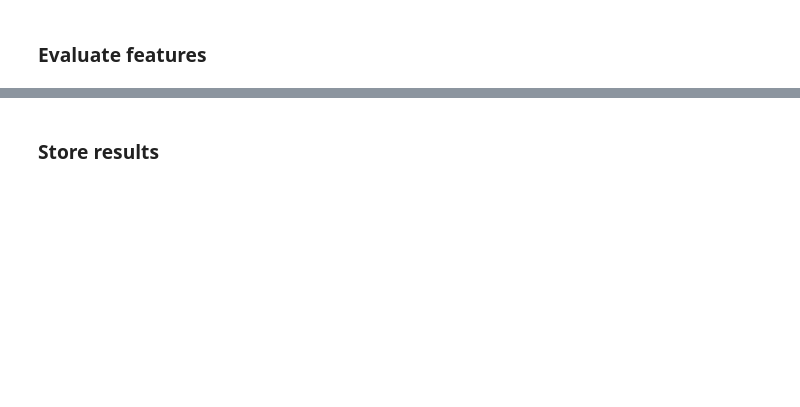
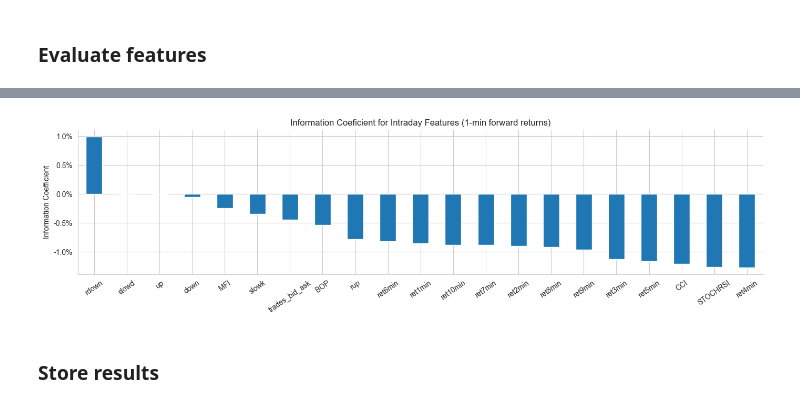
Before and after one commit to fovi-llc/machine-learning-for-trading, a Jupyter notebook: 12_gradient_boosting_machines/10_intraday_features.ipynb, the cells around one changed output, grey strips where cells are left out. Cells and saved outputs as stored; diff of their text form; code cells hidden in the pictures; blank space fills up the shorter version.

```diff
--- a/12_gradient_boosting_machines/10_intraday_features.ipynb
+++ b/12_gradient_boosting_machines/10_intraday_features.ipynb
@@ -310,4 +312,6 @@ if not os.environ.get("WORKSPACE"):
 Mounted at /content/drive
 /content/drive/MyDrive/Workspace
 /content/drive/MyDrive/Workspace
+# %%
+workspace_path = Path("../../machine-learning-for-trading")
 # %%
@@ -436,10 +576,9 @@ data['BOP'] = (by_ticker.apply(lambda x: talib.BOP(x['first'],
 # %% [markdown]
 ###  Commodity Channel Index
 # %%
-data['CCI'] = (by_ticker.apply(lambda x: talib.CCI(x.high,
-                                          x.low,
-                                          x['last'],
-                                          timeperiod=14)))
+data["CCI"] = by_ticker.apply(
+    lambda x: talib.CCI(x.high, x.low, x["last"], timeperiod=14)
+)
 # %% [markdown]
 ### Money Flow Index
 # %%
@@ -524,11 +721,13 @@ ic.sort_values()
 # %%
 title = 'Information Coeficient for Intraday Features (1-min forward returns)'
-ic.index = ic.index.map(str.upper)
+ic.index = ic.index # .map(str.lower)
 ax = ic.sort_values(ascending=False).plot.bar(figsize=(14, 4), title=title, rot=35)
 ax.set_ylabel('Information Coefficient')
 ax.yaxis.set_major_formatter(FuncFormatter(lambda y, _: '{:.1%}'.format(y)))
 sns.despine()
 plt.tight_layout();
+# %% [output]
+[figure, added]
 # %% [markdown]
 ### Store results
 # %%
```
Also changed, not shown: parts of 23 cells of this notebook.
